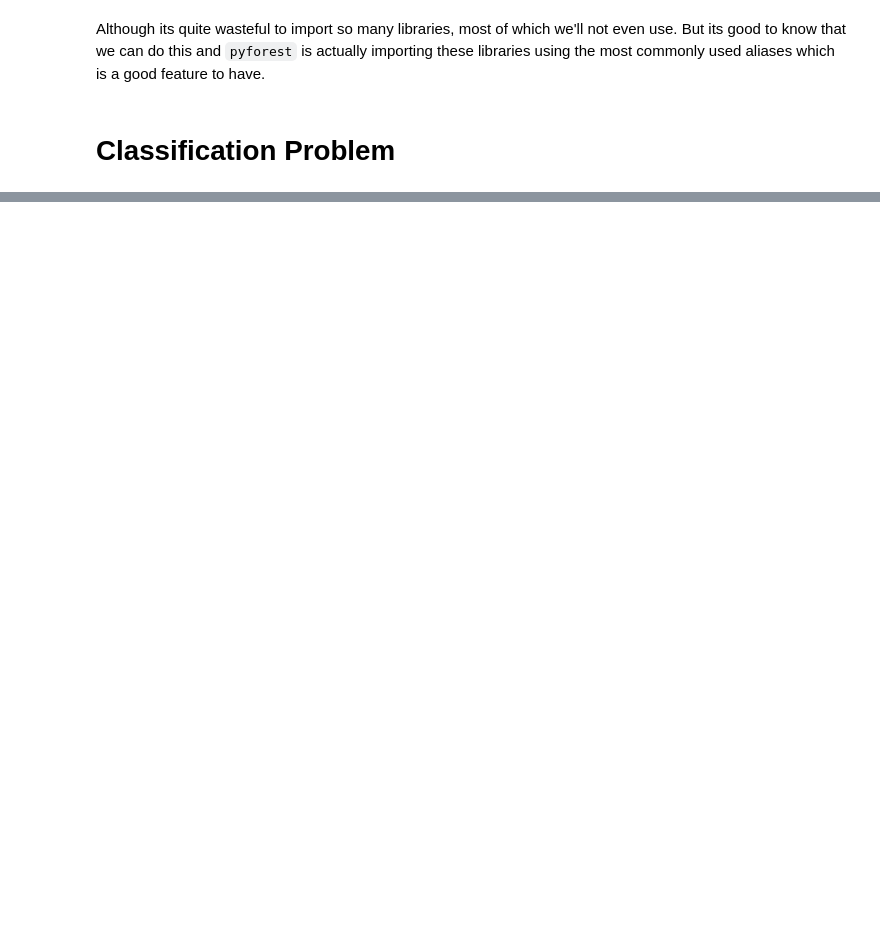
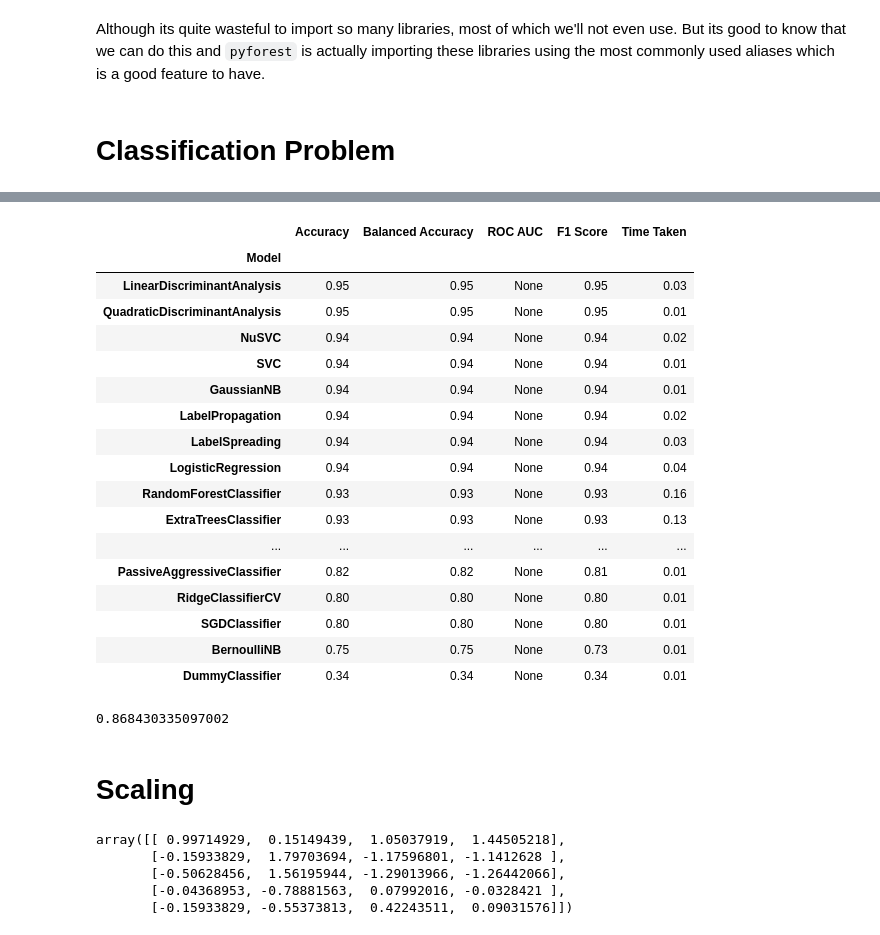
Before and after one commit to Yasir323/lazy-import, a Jupyter notebook: Lazy_Import_and_Pyforest.ipynb, the cells around one changed output, grey strips where cells are left out. Drawn from its saved outputs; the diff is of its cells as text; code cells hidden in the pictures; blank space fills up the shorter version.

```diff
--- a/Lazy_Import_and_Pyforest.ipynb
+++ b/Lazy_Import_and_Pyforest.ipynb
@@ -33 +12,5 @@ sns.get_dataset_names()
+# %%
+data = load_iris()
+X = data.data
+y= data.target
 # %%
@@ -370,0 +65,3 @@ clas_data.groupby(['deck'])['pclass'].count()
+# %%
+from sklearn.model_selection import train_test_split
+X_train, X_test, y_train, y_test = train_test_split(X, y,test_size=.7,random_state =123, stratify=y)
@@ -370,0 +108,28 @@ clas_data.groupby(['deck'])['pclass'].count()
+# %%
+clf = LazyClassifier(verbose=0,ignore_warnings=True, custom_metric=None)
+models1, predictions1 = clf.fit(X_train, X_test, y_train, y_test)
+# %%
+models1
+# %% [output]
+|  | Accuracy | Balanced Accuracy | ROC AUC | F1 Score | Time Taken |
+| Model |  |  |  |  |  |
+| LinearDiscriminantAnalysis | 0.95 | 0.95 | None | 0.95 | 0.03 |
+| QuadraticDiscriminantAnalysis | 0.95 | 0.95 | None | 0.95 | 0.01 |
+| NuSVC | 0.94 | 0.94 | None | 0.94 | 0.02 |
+| SVC | 0.94 | 0.94 | None | 0.94 | 0.01 |
+| GaussianNB | 0.94 | 0.94 | None | 0.94 | 0.01 |
+| LabelPropagation | 0.94 | 0.94 | None | 0.94 | 0.02 |
+| LabelSpreading | 0.94 | 0.94 | None | 0.94 | 0.03 |
+| LogisticRegression | 0.94 | 0.94 | None | 0.94 | 0.04 |
+| RandomForestClassifier | 0.93 | 0.93 | None | 0.93 | 0.16 |
+| ExtraTreesClassifier | 0.93 | 0.93 | None | 0.93 | 0.13 |
+| ... | ... | ... | ... | ... | ... |
+| PassiveAggressiveClassifier | 0.82 | 0.82 | None | 0.81 | 0.01 |
+| RidgeClassifierCV | 0.80 | 0.80 | None | 0.80 | 0.01 |
+| SGDClassifier | 0.80 | 0.80 | None | 0.80 | 0.01 |
+| BernoulliNB | 0.75 | 0.75 | None | 0.73 | 0.01 |
+| DummyClassifier | 0.34 | 0.34 | None | 0.34 | 0.01 |
+# %%
+models1.Accuracy.mean()
+# %% [output]
+0.868430335097002
@@ -370,0 +150,2 @@ clas_data.groupby(['deck'])['pclass'].count()
+# %% [markdown]
+# Scaling
@@ -370,0 +161,8 @@ clas_data.groupby(['deck'])['pclass'].count()
+# %%
+X_train[:5]
+# %% [output]
+array([[ 0.99714929,  0.15149439,  1.05037919,  1.44505218],
+       [-0.15933829,  1.79703694, -1.17596801, -1.1412628 ],
+       [-0.50628456,  1.56195944, -1.29013966, -1.26442066],
+       [-0.04368953, -0.78881563,  0.07992016, -0.0328421 ],
+       [-0.15933829, -0.55373813,  0.42243511,  0.09031576]])
```
Also changed, not shown: parts of 61 cells of this notebook.
